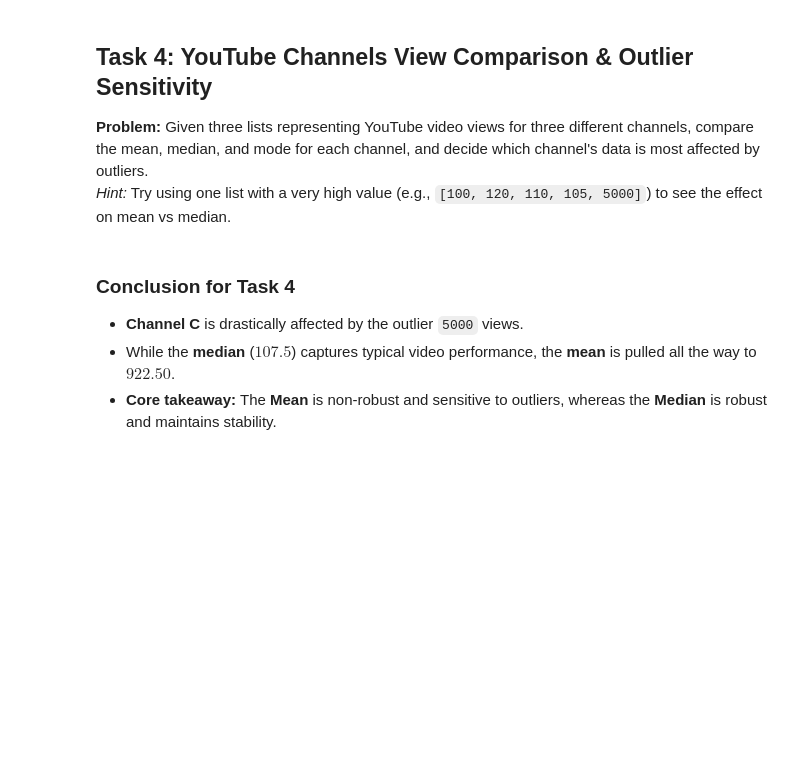
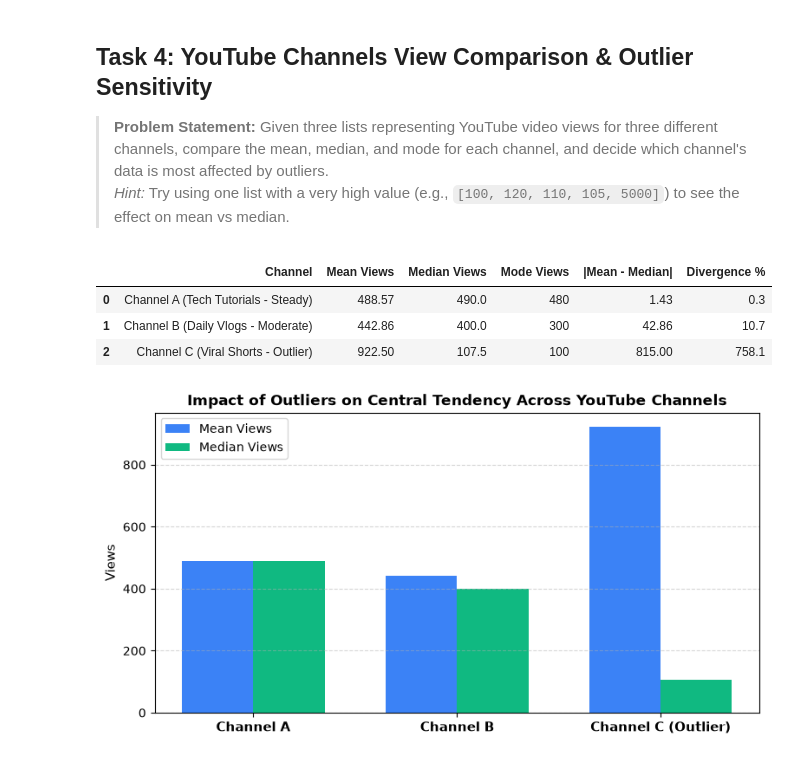
Before and after one commit to Atharvchaudhari1106/ds-work, a Jupyter notebook: assignments/session-02-mean-median-mode/session_02_mean_median_mode.ipynb, the cells around one changed output. Drawn from its saved outputs; the diff is of its cells as text; code cells hidden in the pictures; blank space fills up the shorter version.

```diff
--- a/assignments/session-02-mean-median-mode/session_02_mean_median_mode.ipynb
+++ b/assignments/session-02-mean-median-mode/session_02_mean_median_mode.ipynb
@@ -86,4 +126,4 @@ print(f"statistics.mode() check : {statistics.mode(flipkart_ratings)}")
 # %% [markdown]
 ## Task 4: YouTube Channels View Comparison & Outlier Sensitivity
-**Problem:** Given three lists representing YouTube video views for three different channels, compare the mean, median, and mode for each channel, and decide which channel's data is most affected by outliers.
-*Hint:* Try using one list with a very high value (e.g., `[100, 120, 110, 105, 5000]`) to see the effect on mean vs median.
+> **Problem Statement:** Given three lists representing YouTube video views for three different channels, compare the mean, median, and mode for each channel, and decide which channel's data is most affected by outliers.
+> *Hint:* Try using one list with a very high value (e.g., `[100, 120, 110, 105, 5000]`) to see the effect on mean vs median.
@@ -114,5 +130,54 @@ df_comparison
-# %% [markdown]
-### Conclusion for Task 4
-- **Channel C** is drastically affected by the outlier `5000` views.
-- While the **median** ($107.5$) captures typical video performance, the **mean** is pulled all the way to $922.50$.
-- **Core takeaway:** The **Mean** is non-robust and sensitive to outliers, whereas the **Median** is robust and maintains stability.
+# %%
+import pandas as pd
+import statistics
+import matplotlib.pyplot as plt
+
+# Three distinct YouTube channels
+channel_data = {
+    "Channel A (Tech Tutorials - Steady)": [450, 480, 500, 480, 520, 490, 500],
+    "Channel B (Daily Vlogs - Moderate)": [300, 600, 450, 300, 750, 400, 300],
+    "Channel C (Viral Shorts - Outlier)": [100, 120, 110, 105, 100, 5000] # Extreme 5000 view outlier
+}
+
+comparison = []
+for channel_name, views in channel_data.items():
+    ch_mean = statistics.mean(views)
+    ch_median = statistics.median(views)
+    ch_mode = statistics.mode(views)
+    diff = abs(ch_mean - ch_median)
+    divergence_pct = (diff / ch_median) * 100
+
+    comparison.append({
+        "Channel": channel_name,
+        "Mean Views": round(ch_mean, 2),
+        "Median Views": round(ch_median, 2),
+        "Mode Views": ch_mode,
+        "|Mean - Median|": round(diff, 2),
+        "Divergence %": round(divergence_pct, 1)
+    })
+
+df_comparison = pd.DataFrame(comparison)
+display(df_comparison)
+
+# Visual Comparison Bar Plot
+plt.figure(figsize=(9, 4.5))
+x = range(len(comparison))
+bw = 0.35
+means = [row['Mean Views'] for row in comparison]
+medians = [row['Median Views'] for row in comparison]
+labels = ["Channel A", "Channel B", "Channel C (Outlier)"]
+
+plt.bar([i - bw/2 for i in x], means, width=bw, label="Mean Views", color="#3b82f6")
+plt.bar([i + bw/2 for i in x], medians, width=bw, label="Median Views", color="#10b981")
+plt.xticks(x, labels, fontsize=11, fontweight="bold")
+plt.ylabel("Views", fontsize=11)
+plt.title("Impact of Outliers on Central Tendency Across YouTube Channels", fontsize=12, fontweight="bold")
+plt.legend()
+plt.grid(axis='y', linestyle='--', alpha=0.5)
+plt.show()
+# %% [output]
+|  | Channel | Mean Views | Median Views | Mode Views | |Mean - Median| | Divergence % |
+| 0 | Channel A (Tech Tutorials - Steady) | 488.57 | 490.0 | 480 | 1.43 | 0.3 |
+| 1 | Channel B (Daily Vlogs - Moderate) | 442.86 | 400.0 | 300 | 42.86 | 10.7 |
+| 2 | Channel C (Viral Shorts - Outlier) | 922.50 | 107.5 | 100 | 815.00 | 758.1 |
+[figure, added]
```
Also changed, not shown: parts of 12 cells of this notebook, 8 other files.
